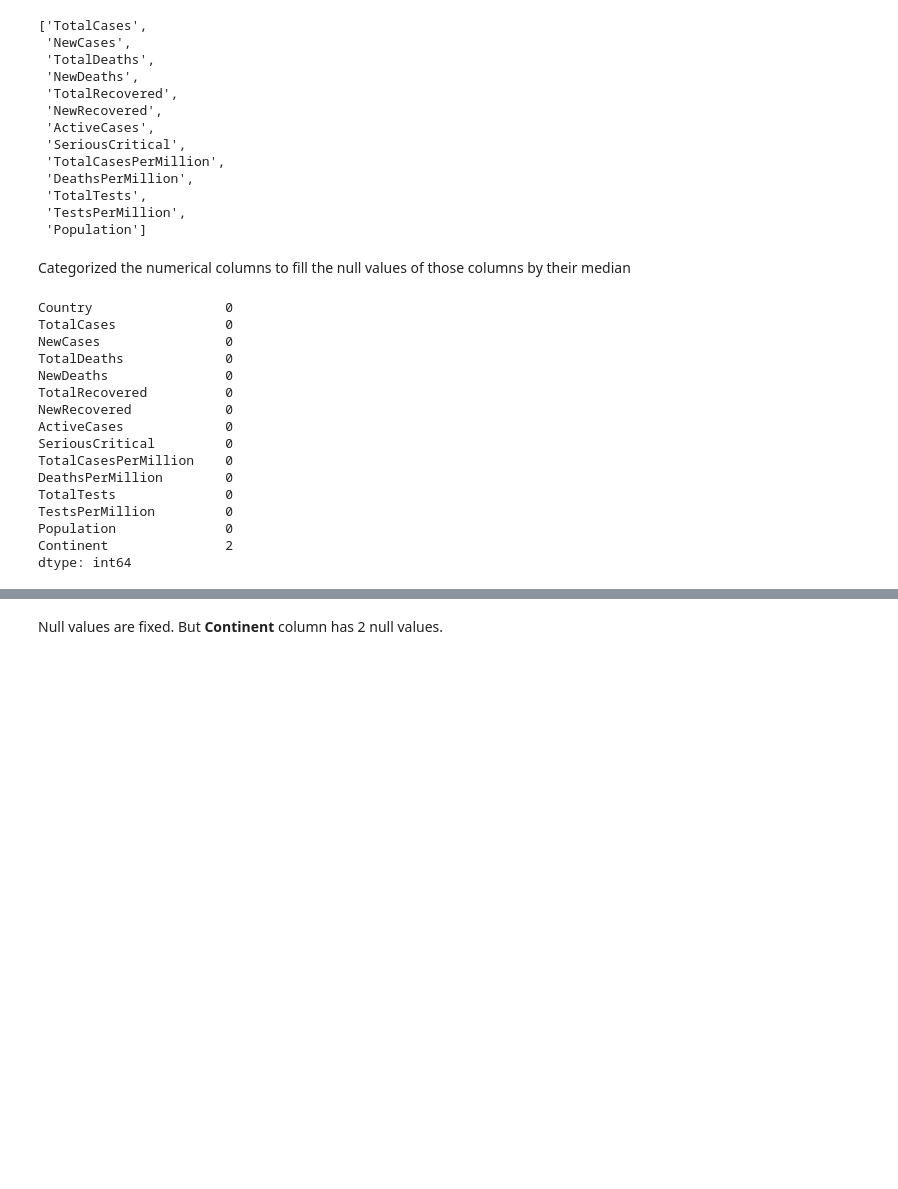
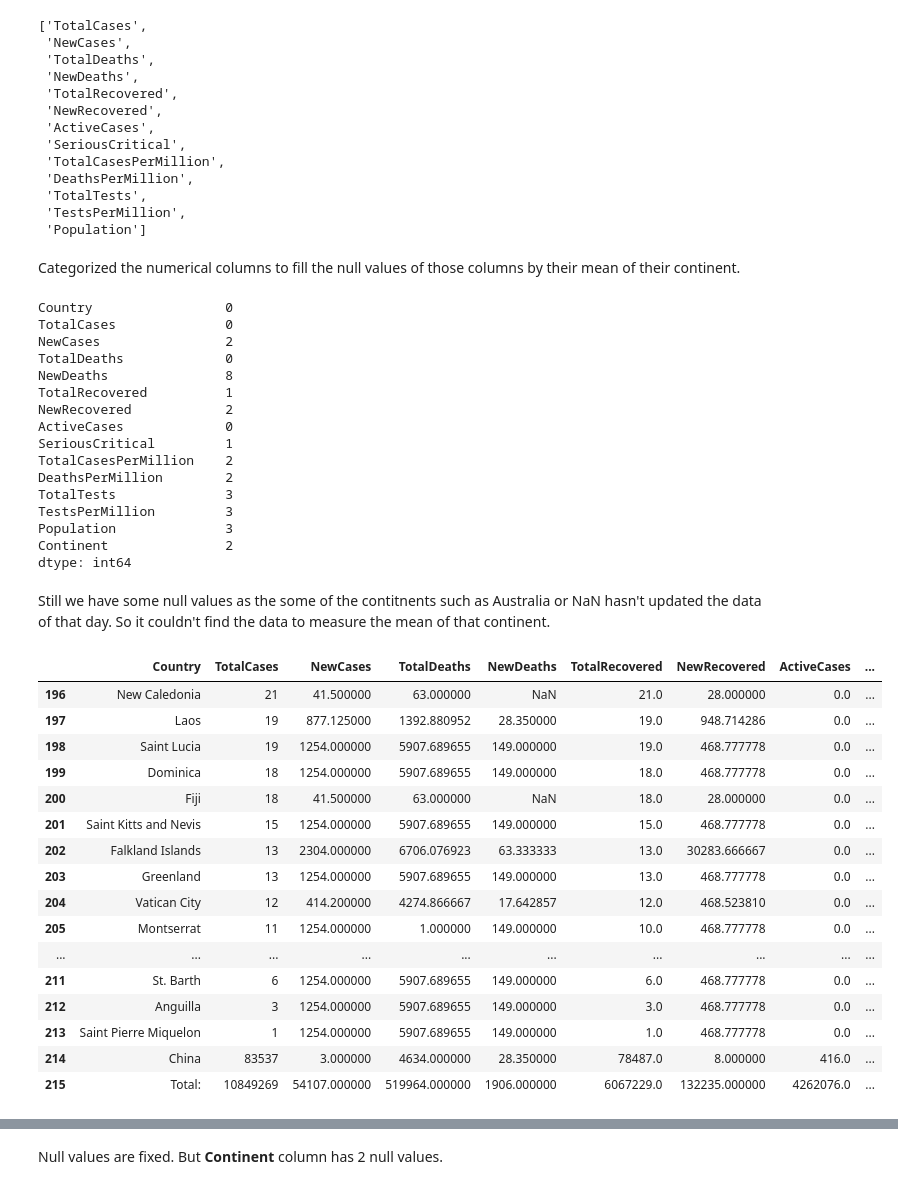
Before and after one commit to almamunx/Covid-19-Dashboard, a Jupyter notebook: COVID-19.ipynb, the cells around one changed output, grey strips where cells are left out. Drawn from its saved outputs; the diff is of its cells as text; code cells hidden in the pictures; blank space fills up the shorter version.

Commit message:
Null value fixing and other visualizations

```diff
--- a/COVID-19.ipynb
+++ b/COVID-19.ipynb
@@ -226,27 +242,50 @@ cols
 # %% [markdown]
-Categorized the numerical columns to fill the null values of those columns by their median
+Categorized the numerical columns to fill the null values of those columns by their mean of their continent.
 # %%
 for col in cols:
     df[col] = df[col].str.replace(',','')
     df[col] = df[col].str.replace('+','')
     df[col] = df[col].str.replace(" ",'')
     df[col] = pd.to_numeric(df[col])
-    df[col].fillna(df[col].mean(),inplace=True)
+    df[col] = df[col].fillna(df.groupby('Continent')[col].transform('mean'))
+
 df.isna().sum()
 # %% [output]
 Country                 0
 TotalCases              0
-NewCases                0
+NewCases                2
 TotalDeaths             0
-NewDeaths               0
-TotalRecovered          0
-NewRecovered            0
+NewDeaths               8
+TotalRecovered          1
+NewRecovered            2
 ActiveCases             0
-SeriousCritical         0
-TotalCasesPerMillion    0
-DeathsPerMillion        0
-TotalTests              0
-TestsPerMillion         0
-Population              0
+SeriousCritical         1
+TotalCasesPerMillion    2
+DeathsPerMillion        2
+TotalTests              3
+TestsPerMillion         3
+Population              3
 Continent               2
 dtype: int64
+# %% [markdown]
+Still we have some null values as the some of the contitnents such as Australia or NaN hasn't updated the data of that day. So it couldn't find the data to measure the mean of that continent.
+# %%
+df.tail(20)
+# %% [output]
+|  | Country | TotalCases | NewCases | TotalDeaths | NewDeaths | TotalRecovered | NewRecovered | ActiveCases | ... |
+| 196 | New Caledonia | 21 | 41.500000 | 63.000000 | NaN | 21.0 | 28.000000 | 0.0 | ... |
+| 197 | Laos | 19 | 877.125000 | 1392.880952 | 28.350000 | 19.0 | 948.714286 | 0.0 | ... |
+| 198 | Saint Lucia | 19 | 1254.000000 | 5907.689655 | 149.000000 | 19.0 | 468.777778 | 0.0 | ... |
+| 199 | Dominica | 18 | 1254.000000 | 5907.689655 | 149.000000 | 18.0 | 468.777778 | 0.0 | ... |
+| 200 | Fiji | 18 | 41.500000 | 63.000000 | NaN | 18.0 | 28.000000 | 0.0 | ... |
+| 201 | Saint Kitts and Nevis | 15 | 1254.000000 | 5907.689655 | 149.000000 | 15.0 | 468.777778 | 0.0 | ... |
+| 202 | Falkland Islands | 13 | 2304.000000 | 6706.076923 | 63.333333 | 13.0 | 30283.666667 | 0.0 | ... |
+| 203 | Greenland | 13 | 1254.000000 | 5907.689655 | 149.000000 | 13.0 | 468.777778 | 0.0 | ... |
+| 204 | Vatican City | 12 | 414.200000 | 4274.866667 | 17.642857 | 12.0 | 468.523810 | 0.0 | ... |
+| 205 | Montserrat | 11 | 1254.000000 | 1.000000 | 149.000000 | 10.0 | 468.777778 | 0.0 | ... |
+| ... | ... | ... | ... | ... | ... | ... | ... | ... | ... |
+| 211 | St. Barth | 6 | 1254.000000 | 5907.689655 | 149.000000 | 6.0 | 468.777778 | 0.0 | ... |
+| 212 | Anguilla | 3 | 1254.000000 | 5907.689655 | 149.000000 | 3.0 | 468.777778 | 0.0 | ... |
+| 213 | Saint Pierre Miquelon | 1 | 1254.000000 | 5907.689655 | 149.000000 | 1.0 | 468.777778 | 0.0 | ... |
+| 214 | China | 83537 | 3.000000 | 4634.000000 | 28.350000 | 78487.0 | 8.000000 | 416.0 | ... |
+| 215 | Total: | 10849269 | 54107.000000 | 519964.000000 | 1906.000000 | 6067229.0 | 132235.000000 | 4262076.0 | ... |
```
Also changed, not shown: parts of 6 cells of this notebook.
